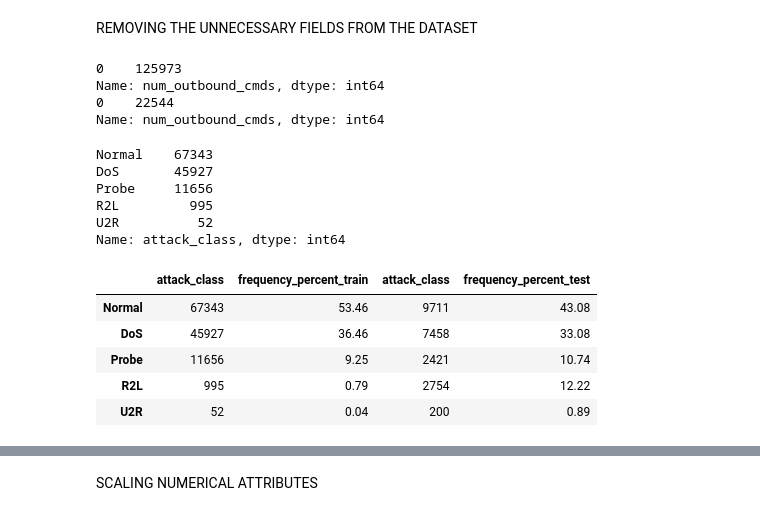
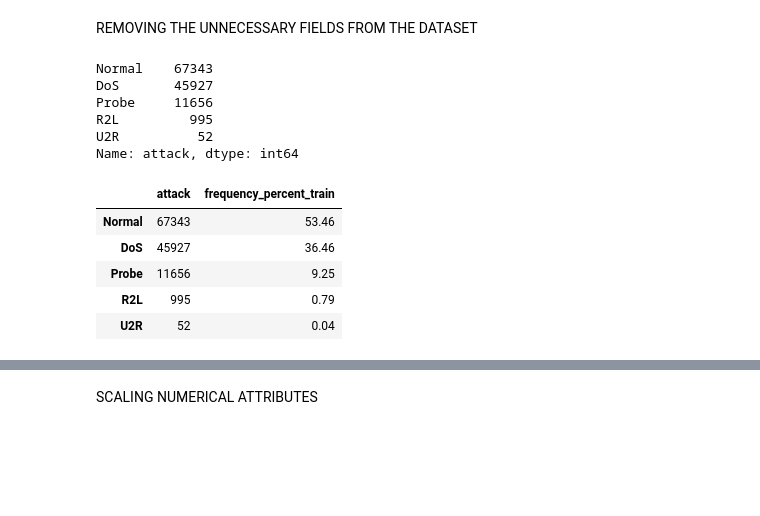
Before and after one commit to Logeshwari-2001/Anomaly, a Jupyter notebook: Anomaly_data_breach_final.ipynb, the cells around one changed output, grey strips where cells are left out. Cells and saved outputs as stored; diff of their text form; code cells hidden in the pictures; blank space fills up the shorter version.

```diff
--- a/Anomaly_data_breach_final.ipynb
+++ b/Anomaly_data_breach_final.ipynb
@@ -52,12 +52,9 @@ datacols = ["duration","protocol_type","service","flag","src_bytes",
     "dst_host_rerror_rate","dst_host_srv_rerror_rate","attack", "last_flag"]
 
 # Load NSL_KDD train dataset
-train = pd.read_table("/content/KDDTrain.txt", sep=",", names=datacols) # change path to where the dataset is located.
-train = train.iloc[:,:-1] # removes an unwanted extra field
-
-# Load NSL_KDD test dataset
-test = pd.read_table("/content/KDDTest.txt", sep=",", names=datacols)
-test = test.iloc[:,:-1]
+train = pd.read_csv("/content/KDDTrain.csv", names=datacols) # change path to where the dataset is located.
+#eliminating the unwanted extra field
+train = train.iloc[:,:-1]
 # %% [markdown]
 VIEWING THE TRAIN DATA AND DIMENSION
 # %%
@@ -120,13 +99,9 @@ mapping = {'ipsweep': 'Probe','satan': 'Probe','nmap': 'Probe','portsweep': 'Pro
         'normal': 'Normal'
         }
 # %%
-train['attack_class'] = train['attack'].apply(lambda v: mapping[v])
-test['attack_class'] = test['attack'].apply(lambda v: mapping[v])
+train['attack'] = train['attack'].apply(lambda v: mapping[v])
 # %% [markdown]
 dropping attack field(i.e replacing the sub attacks with the prime attack names)sub attack->neptune which is replaced by its respective prime attack dos.
-# %%
-train.drop(['attack'], axis=1, inplace=True)
-test.drop(['attack'], axis=1, inplace=True)
 # %%
 train.head(3)
 # %% [output]
@@ -150,38 +125,25 @@ train.describe()
 | max | 42908.00000 | 1.379964e+09 | 1.309937e+09 | 1.000000 | 3.000000 | 3.000000 | 77.000000 | 5.000000 | ... |
 # %% [markdown]
 REMOVING THE UNNECESSARY FIELDS FROM THE DATASET
-# %%
-print(train['num_outbound_cmds'].value_counts())
-print(test['num_outbound_cmds'].value_counts())
-# %% [output]
-0    125973
-Name: num_outbound_cmds, dtype: int64
-0    22544
-Name: num_outbound_cmds, dtype: int64
-# %%
-train.drop(['num_outbound_cmds'], axis=1, inplace=True)
-test.drop(['num_outbound_cmds'], axis=1, inplace=True)
 # %%
-train['attack_class'].value_counts()
+train['attack'].value_counts()
 # %% [output]
 Normal    67343
 DoS       45927
 Probe     11656
 R2L         995
 U2R          52
-Name: attack_class, dtype: int64
+Name: attack, dtype: int64
 # %%
-attack_class_freq_train = train[['attack_class']].apply(lambda x: x.value_counts())
-attack_class_freq_test = test[['attack_class']].apply(lambda x: x.value_counts())
+attack_class_freq_train = train[['attack']].apply(lambda x: x.value_counts())
+
 attack_class_freq_train['frequency_percent_train'] = round((100 * attack_class_freq_train / attack_class_freq_train.sum()),2)
-attack_class_freq_test['frequency_percent_test'] = round((100 * attack_class_freq_test / attack_class_freq_test.sum()),2)
-
-attack_class_dist = pd.concat([attack_class_freq_train,attack_class_freq_test], axis=1)
+attack_class_dist = pd.concat([attack_class_freq_train], axis=1)
 attack_class_dist
 # %% [output]
-|  | attack_class | frequency_percent_train | attack_class | frequency_percent_test |
-| Normal | 67343 | 53.46 | 9711 | 43.08 |
-| DoS | 45927 | 36.46 | 7458 | 33.08 |
-| Probe | 11656 | 9.25 | 2421 | 10.74 |
-| R2L | 995 | 0.79 | 2754 | 12.22 |
-| U2R | 52 | 0.04 | 200 | 0.89 |
+|  | attack | frequency_percent_train |
+| Normal | 67343 | 53.46 |
+| DoS | 45927 | 36.46 |
+| Probe | 11656 | 9.25 |
+| R2L | 995 | 0.79 |
+| U2R | 52 | 0.04 |
```
Also changed, not shown: parts of 29 cells of this notebook.
